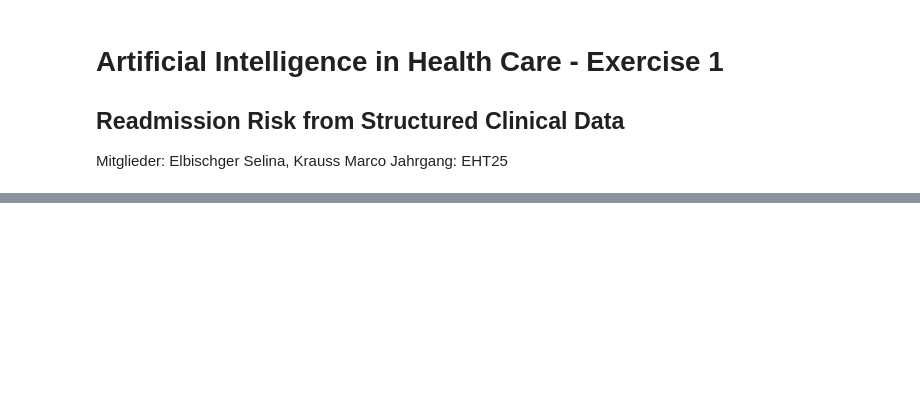
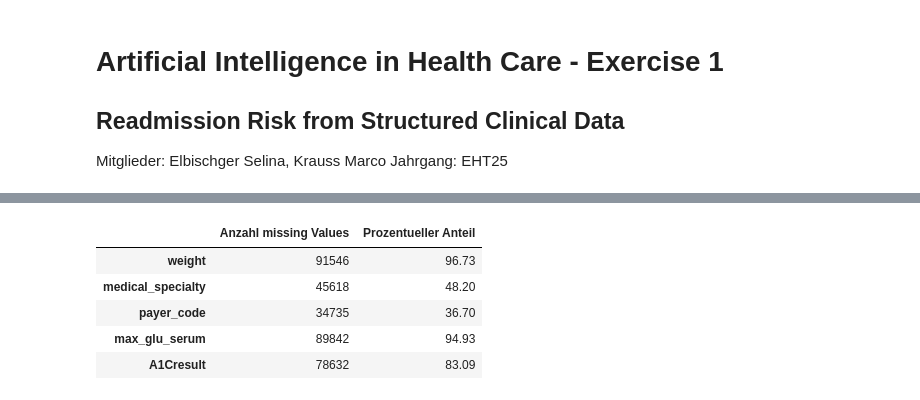
Before and after one commit to Marcinho2107/KIGW, a Jupyter notebook: ue1/ue1_elbischger_krauss.ipynb, the cells around one changed output, grey strips where cells are left out. Drawn from its saved outputs; the diff is of its cells as text; code cells hidden in the pictures; blank space fills up the shorter version.

```diff
--- a/ue1/ue1_elbischger_krauss.ipynb
+++ b/ue1/ue1_elbischger_krauss.ipynb
@@ -29,0 +237,12 @@ Das Ziel dieser Übung ist es das Wiederaufnahmerisiko anhand des Diabetes-Daten
+# %%
+#Anzahl und prozentuellen anteil missingValues der Spalte weight, medical_specialty, payer_code ausgeben
+missing_values = pd.DataFrame({"Anzahl missing Values": diabetes[["weight", "medical_specialty", "payer_code", "max_glu_serum", "A1Cresult"]].isna().sum()})
+missing_values["Prozentueller Anteil"] = (missing_values["Anzahl missing Values"] / len(diabetes) * 100).round(2)
+display(missing_values)
+# %% [output]
+|  | Anzahl missing Values | Prozentueller Anteil |
+| weight | 91546 | 96.73 |
+| medical_specialty | 45618 | 48.20 |
+| payer_code | 34735 | 36.70 |
+| max_glu_serum | 89842 | 94.93 |
+| A1Cresult | 78632 | 83.09 |
```
Also changed, not shown: parts of 11 cells of this notebook.
